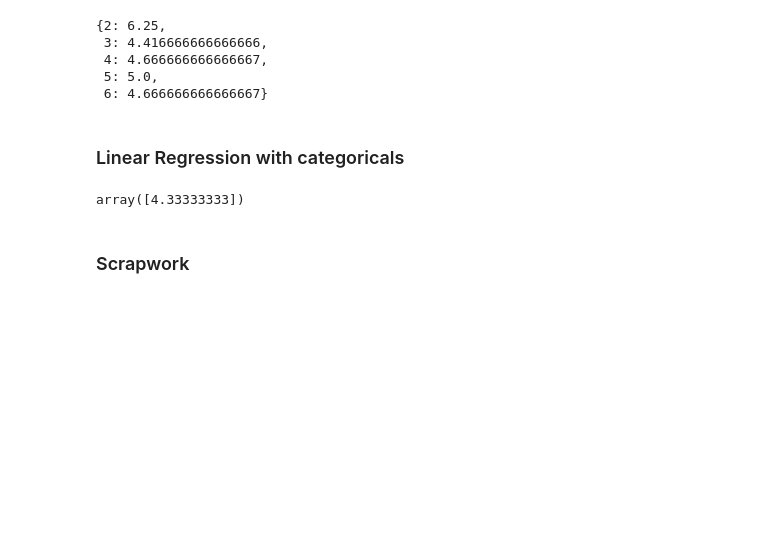
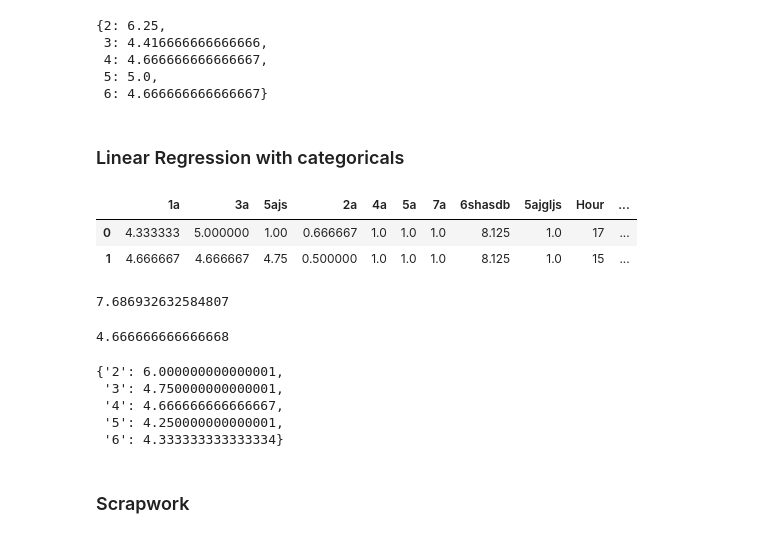
Before and after one commit to kat-tian/Allting, a Jupyter notebook: allting_insights.ipynb, the cells around one changed output. Drawn from its saved outputs; the diff is of its cells as text; code cells hidden in the pictures; blank space fills up the shorter version.

```diff
--- a/allting_insights.ipynb
+++ b/allting_insights.ipynb
@@ -552,11 +559,13 @@ def create_dummy(dict, var, return_df=False):
   else:
     return new_dict
 # %%
-#create dict for categorical regression
+#create df for categorical regression
 cat_regression = pd.DataFrame.from_dict({**get_regressor_vals(feedbackData),
                        **create_dummy(special_types_dict, 'Weekday')})
-
-#update column names to str
 cat_regression.columns = cat_regression.columns.astype(str)
-cat_regression
+cat_regression.head(2)
+# %% [output]
+|  | 1a | 3a | 5ajs | 2a | 4a | 5a | 7a | 6shasdb | 5ajgljs | Hour | ... |
+| 0 | 4.333333 | 5.000000 | 1.00 | 0.666667 | 1.0 | 1.0 | 1.0 | 8.125 | 1.0 | 17 | ... |
+| 1 | 4.666667 | 4.666667 | 4.75 | 0.500000 | 1.0 | 1.0 | 1.0 | 8.125 | 1.0 | 15 | ... |
 # %%
@@ -574,3 +583,9 @@ def get_predictions(ivs, dv, predictors,df):
   reg = LinearRegression().fit(X, y)
 
   return reg.predict([predictors])
+# %%
+print(get_predictions(['1a'], '3a', [9] , cat_regression)[0])
+get_predictions(['2', '4'], '3a', [0,1] , cat_regression)[0]
+# %% [output]
+7.686932632584807
+4.666666666666668
@@ -577,7 +615,11 @@ def get_predictions(ivs, dv, predictors,df):
 # %%
-get_predictions(['2', '3', '4', '5', '6'], '3a', [0, 0, 0, 0, 1] , cat_regression)
+cat_best_prediction(['2', '3', '4', '5','6'], '3a', cat_regression)
 # %% [output]
-array([4.33333333])
+{'2': 6.000000000000001,
+ '3': 4.750000000000001,
+ '4': 4.666666666666667,
+ '5': 4.250000000000001,
+ '6': 4.333333333333334}
 # %% [markdown]
 ### Scrapwork
 # %%
```
Also changed, not shown: parts of 6 cells of this notebook.
